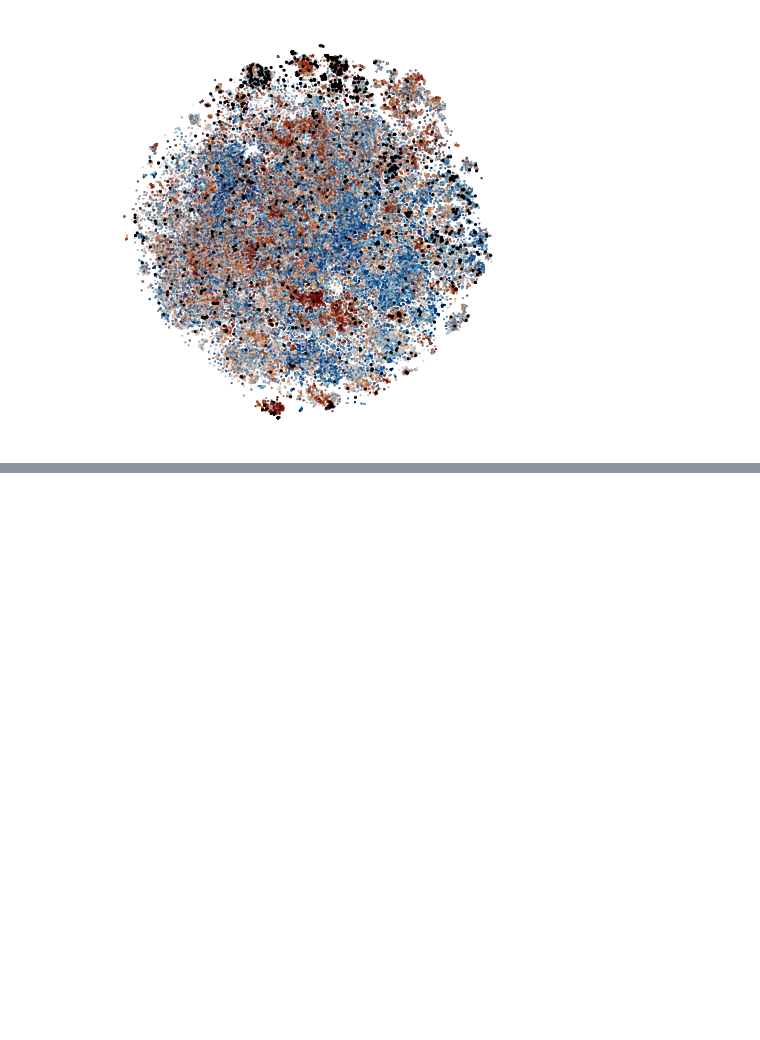
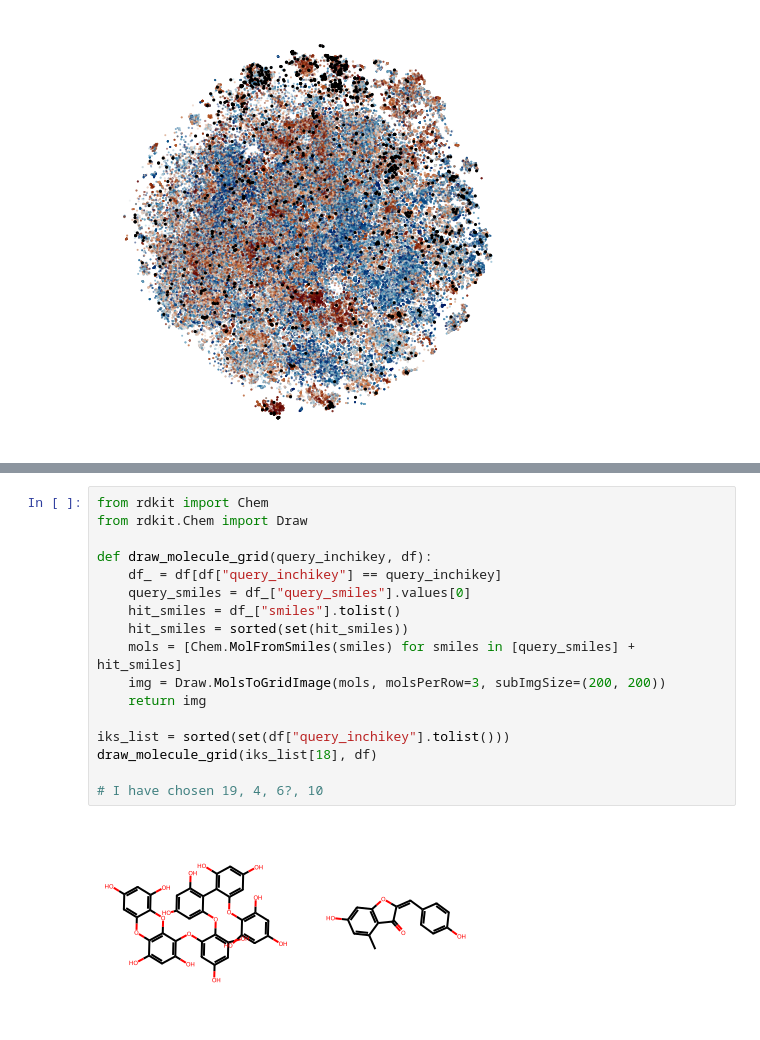
Before and after one commit to ersilia-os/sars-cov-2-chemspace, a Jupyter notebook: notebooks/05_Figure2.ipynb, the cells around one changed output, grey strips where cells are left out. Drawn from its saved outputs; the diff is of its cells as text; blank space fills up the shorter version.

```diff
--- a/notebooks/05_Figure2.ipynb
+++ b/notebooks/05_Figure2.ipynb
@@ -285,0 +348,19 @@ stylia.save_figure("../figures/f2_e.png")
+# %%
+from rdkit import Chem
+from rdkit.Chem import Draw
+
+def draw_molecule_grid(query_inchikey, df):
+    df_ = df[df["query_inchikey"] == query_inchikey]
+    query_smiles = df_["query_smiles"].values[0]
+    hit_smiles = df_["smiles"].tolist()
+    hit_smiles = sorted(set(hit_smiles))
+    mols = [Chem.MolFromSmiles(smiles) for smiles in [query_smiles] + hit_smiles]
+    img = Draw.MolsToGridImage(mols, molsPerRow=3, subImgSize=(200, 200))
+    return img
+
+iks_list = sorted(set(df["query_inchikey"].tolist()))
+draw_molecule_grid(iks_list[18], df)
+
+# I have chosen 19, 4, 6?, 10
+# %% [output]
+[figure, added]
```
Also changed, not shown: parts of 10 cells of this notebook, 16 other files.
